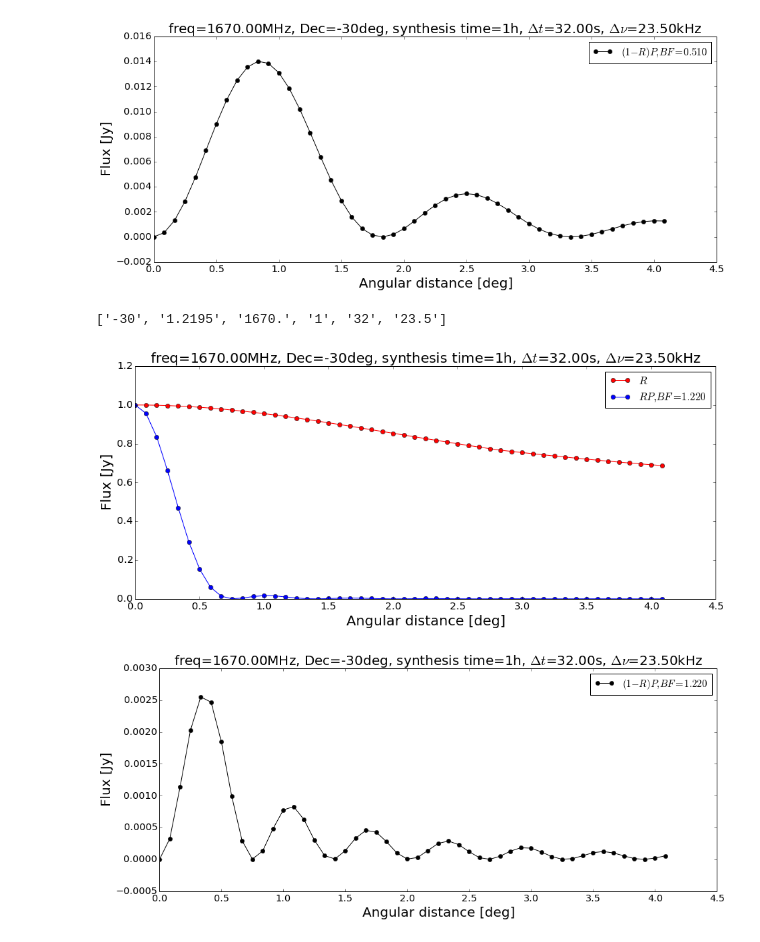
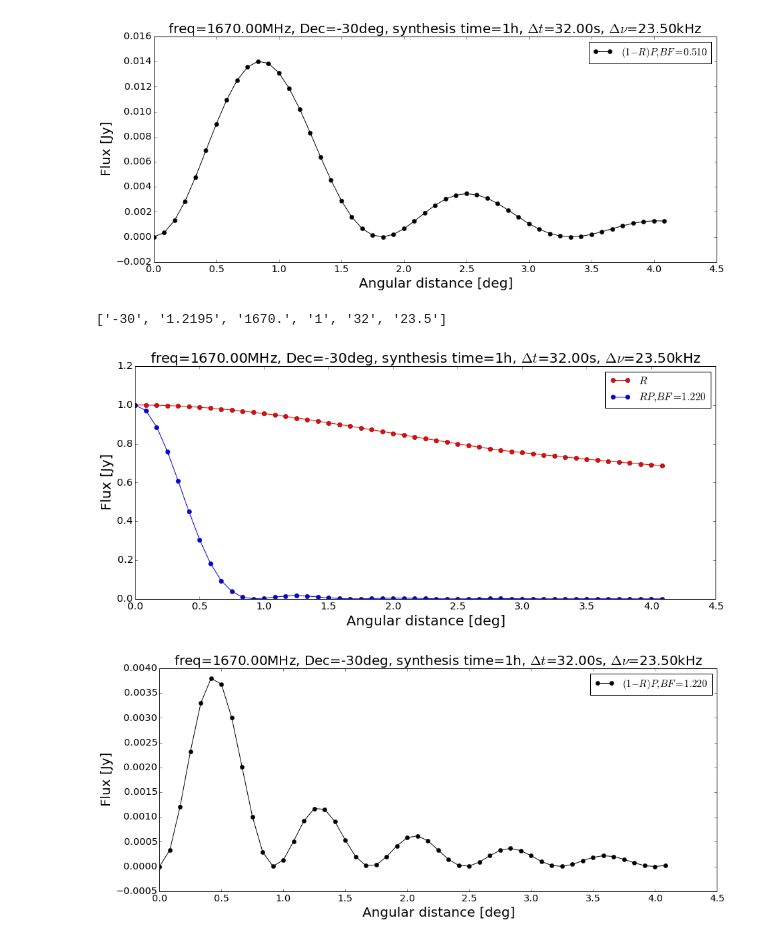
Before and after one commit to atemkeng/MeerKAT_SIM_TIME_FREQ_SMEARING, a Jupyter notebook: plots_averaging_meerkat.ipynb, the cells around one changed output. Cells and saved outputs as stored; diff of their text form; code cells hidden in the pictures.

```diff
--- a/plots_averaging_meerkat.ipynb
+++ b/plots_averaging_meerkat.ipynb
@@ -90,10 +90,10 @@ plotx(RP,R,"-30,0.51,1670.,1,32,23.5")
 [figure]
 [figure]
 # %%
-RP = np.load("rp_2.439lambada_dec-30_1670MHz_int32s_channel32.5kHz-synthesis1h.data")
+RP = np.load("rp_dec-30_1670MHz_int32s_channel32.5kHz-synthesis1h.data")
 plots(RP,R,"-30,1.2195,1670.,1,32,23.5")
 plotx(RP,R,"-30,1.2195,1670.,1,32,23.5")
 # %% [output]
 ['-30', '1.2195', '1670.', '1', '32', '23.5']
-[figure, old version]
+[figure, new version]
-[figure, old version]
+[figure, new version]
```
Also changed, not shown: 1 other file.
